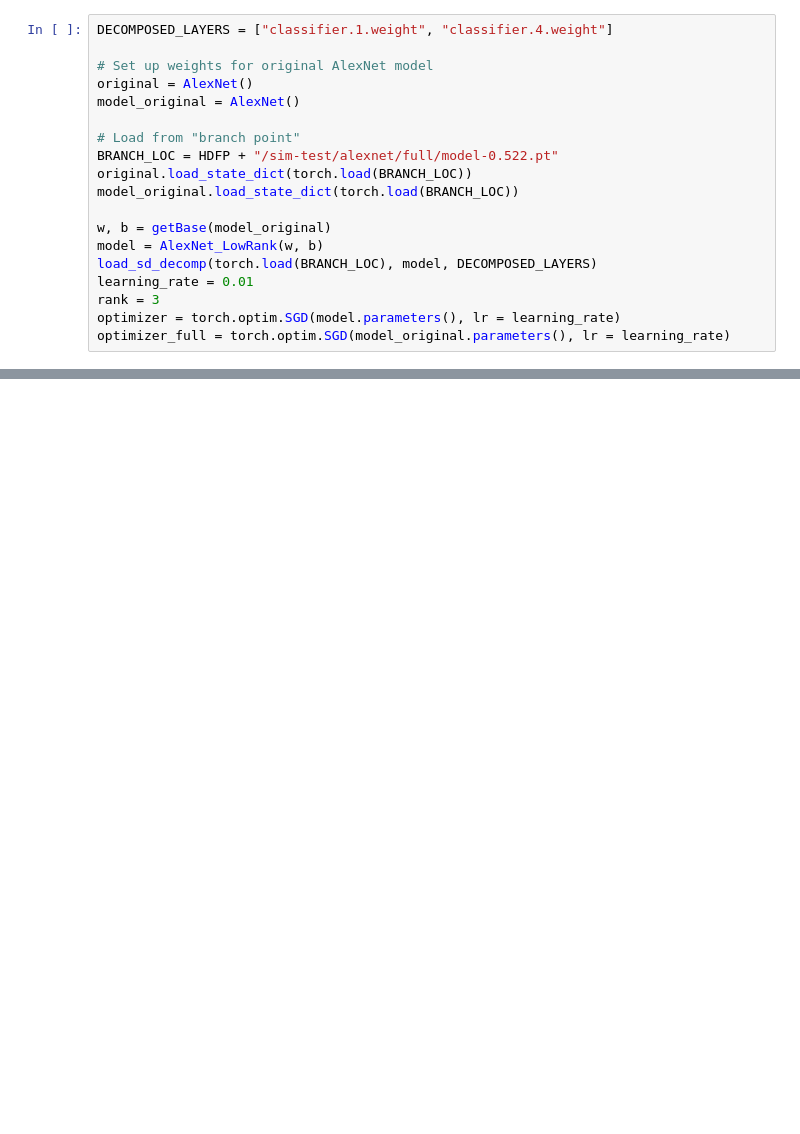
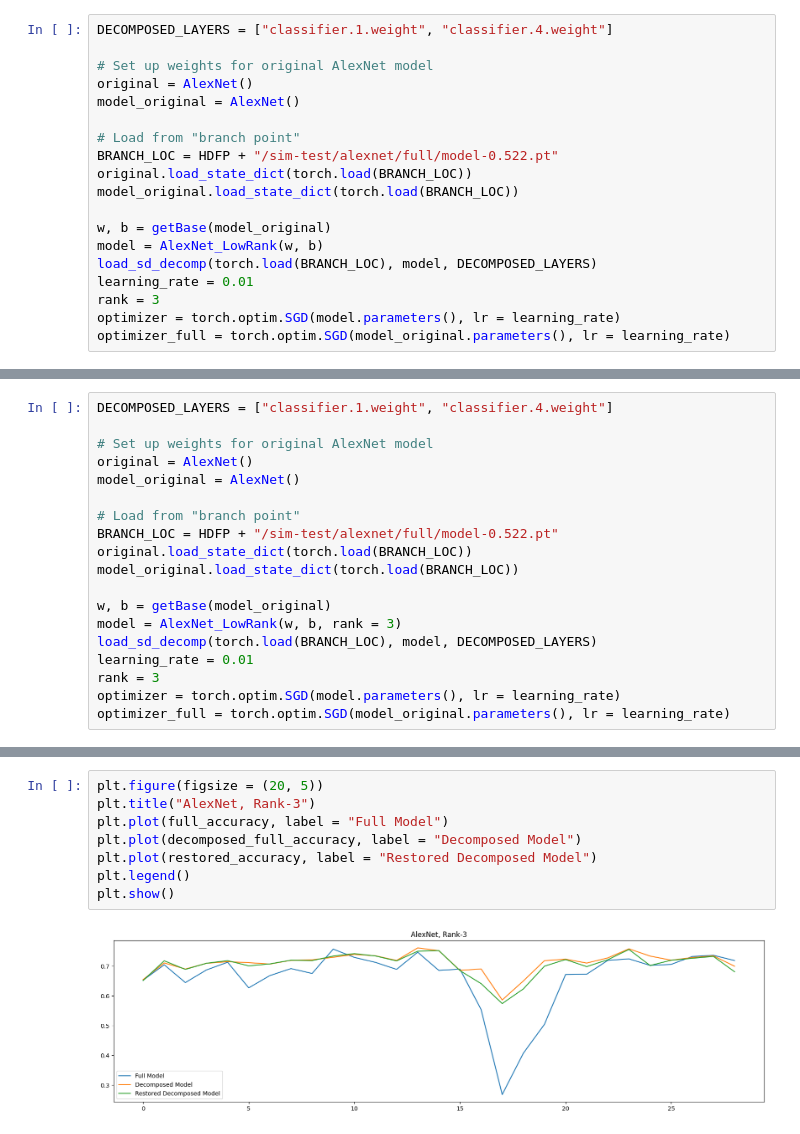
Before and after one commit to yeoshuheng/LC-LoRA, a Jupyter notebook: test.ipynb, the cells around one changed output, grey strips where cells are left out. Saved outputs shown, nothing was run; the diff lists cells and outputs as text; blank space fills up the shorter version.

```diff
--- a/test.ipynb
+++ b/test.ipynb
@@ -161,0 +193,19 @@ Epoch: 0, Iteration: 10
+# %%
+DECOMPOSED_LAYERS = ["classifier.1.weight", "classifier.4.weight"]
+
+# Set up weights for original AlexNet model
+original = AlexNet()
+model_original = AlexNet()
+
+# Load from "branch point"
+BRANCH_LOC = HDFP + "/sim-test/alexnet/full/model-0.522.pt"
+original.load_state_dict(torch.load(BRANCH_LOC))
+model_original.load_state_dict(torch.load(BRANCH_LOC))
+
+w, b = getBase(model_original)
+model = AlexNet_LowRank(w, b, rank = 3)
+load_sd_decomp(torch.load(BRANCH_LOC), model, DECOMPOSED_LAYERS)
+learning_rate = 0.01
+rank = 3
+optimizer = torch.optim.SGD(model.parameters(), lr = learning_rate)
+optimizer_full = torch.optim.SGD(model_original.parameters(), lr = learning_rate)
@@ -161,0 +302,10 @@ Epoch: 0, Iteration: 10
+# %%
+plt.figure(figsize = (20, 5))
+plt.title("AlexNet, Rank-3")
+plt.plot(full_accuracy, label = "Full Model")
+plt.plot(decomposed_full_accuracy, label = "Decomposed Model")
+plt.plot(restored_accuracy, label = "Restored Decomposed Model")
+plt.legend()
+plt.show()
+# %% [output]
+[figure, added]
```
Also changed, not shown: parts of 8 cells of this notebook, 3 other files.
